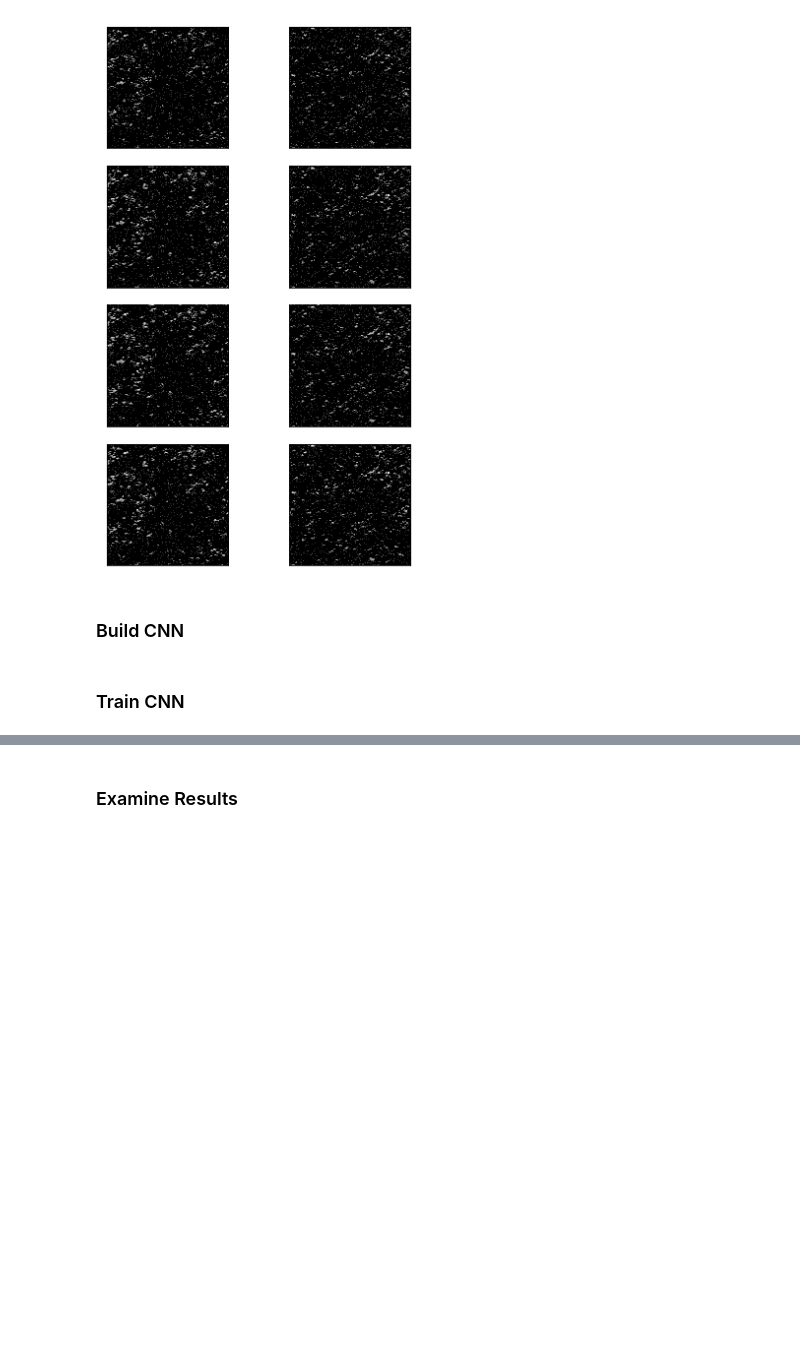
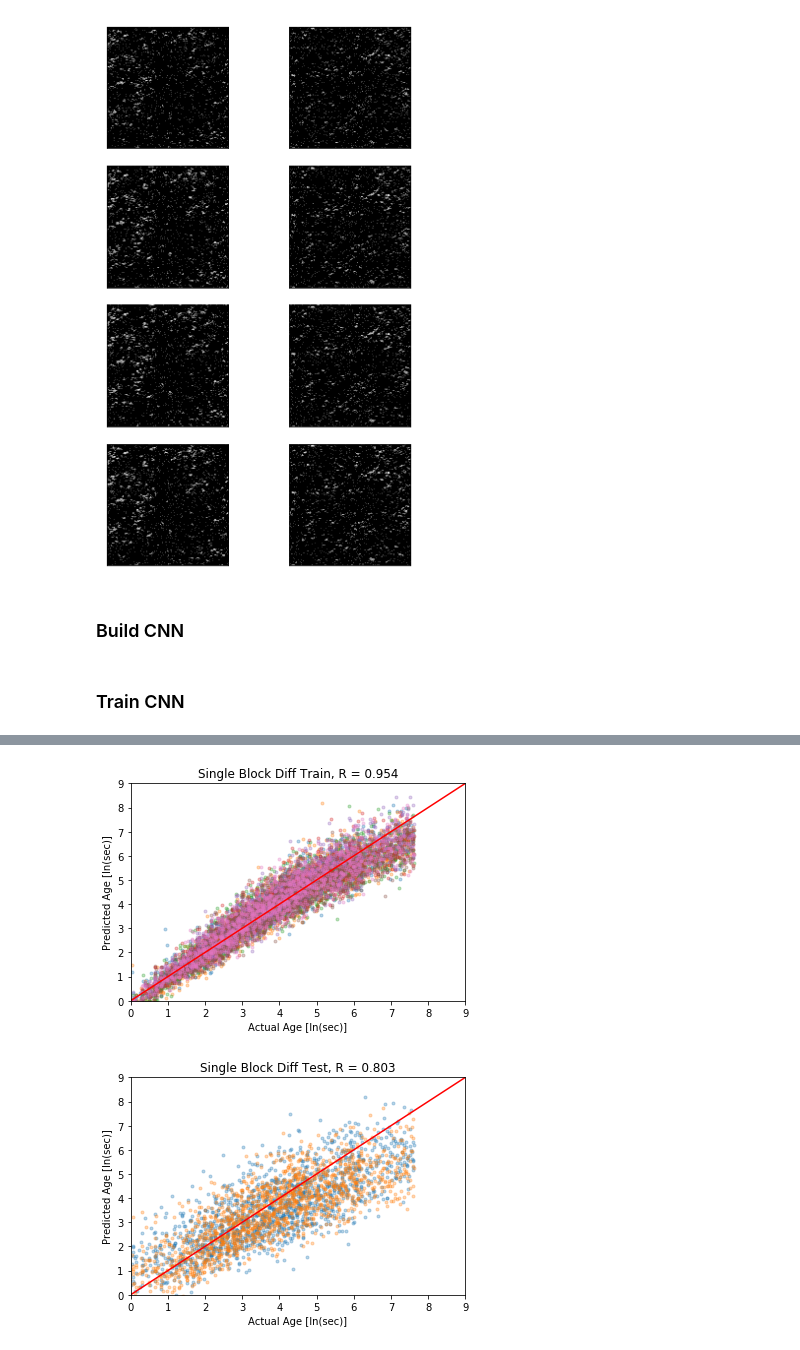
Before and after one commit to santi921/AM216Final2019, a Jupyter notebook: Cuccia_NN.ipynb, the cells around one changed output, grey strips where cells are left out. Saved outputs shown, nothing was run; the diff lists cells and outputs as text; code cells hidden in the pictures; blank space fills up the shorter version.

```diff
--- a/Cuccia_NN.ipynb
+++ b/Cuccia_NN.ipynb
@@ -202,5 +219,3 @@ train_predic = model.predict(np.tile(train_data.reshape(
     train_data.shape[2],
     1),
         3))
-# %% [markdown]
-### Examine Results
@@ -211,22 +222,27 @@ age.hist_plotter(history, savedir + "Incep_history")
 # %%
 train_times = train_labels.reshape(-1, int(np.floor(.8*image_grid_size)))
 train_pred_times = train_predic.reshape(-1, int(np.floor(.8*image_grid_size)))
 
 # train_shear = train_labels[:,1]
 # train_pred_shear = train_predic[:,1]
 
 test_times = test_labels.reshape(-1, int(np.ceil(.2*image_grid_size)))
 test_pred_times = test_predic.reshape(-1, int(np.ceil(.2*image_grid_size)))
 
 # test_shear = test_labels[:,1]
 # test_pred_shear = test_predic[:,1]
 
 age.data_plotter(train_times, train_pred_times,
                  savedir + "Incep_Age_train" ,
+                 name = 'Single Block Diff Train',
                  lim = 9,
-                 marker = ".", alpha = .8)
+                 marker = ".", alpha = .3)
 
 age.data_plotter(test_times, test_pred_times,
                  savedir + "Incep_Age_test" ,
+                 name = 'Single Block Diff Test',
                  lim = 9,
-                 marker = ".", alpha = .8)
+                 marker = ".", alpha = .3)
+# %% [output]
+[figure, added]
+[figure, added]
```
Also changed, not shown: parts of 11 cells of this notebook, 1 other file.
